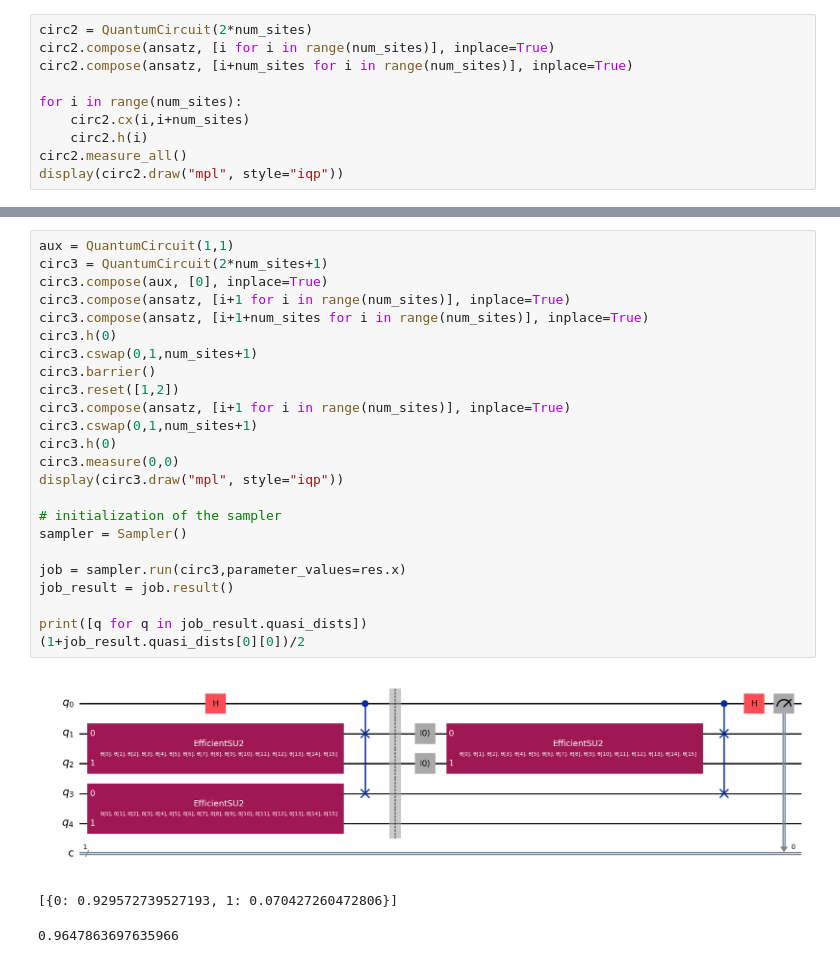
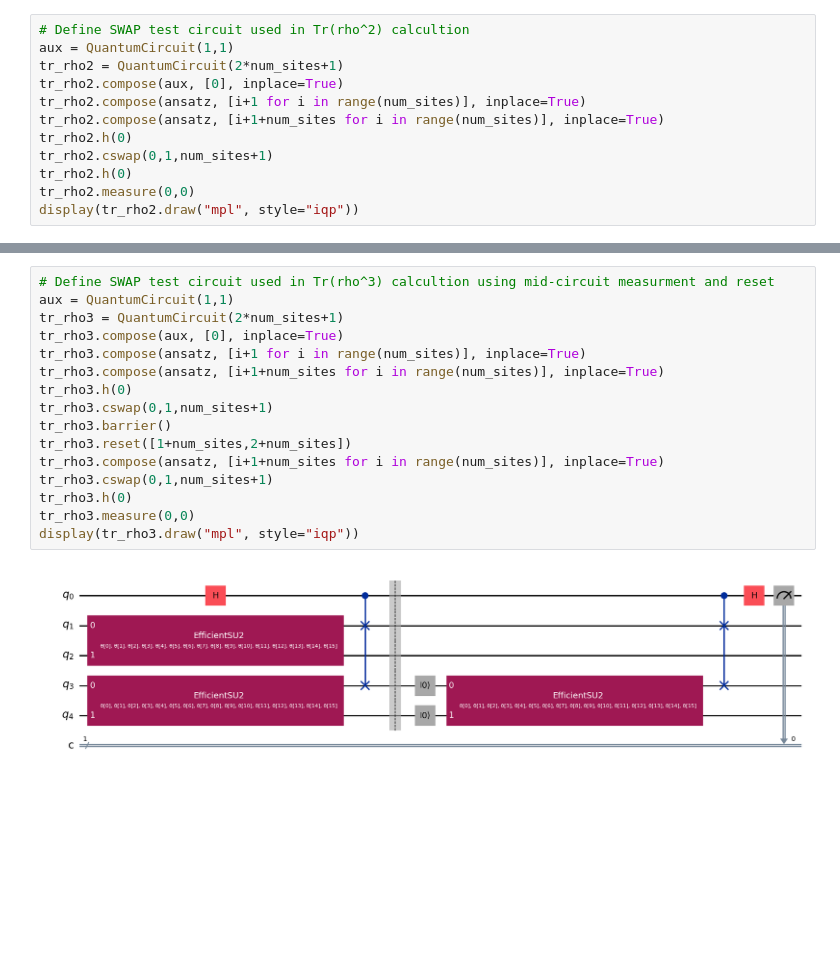
Before and after one commit to owaisishtiaqsiddiqui/QRISE, a Jupyter notebook: VariationQuatumGibbs.ipynb, the cells around one changed output, grey strips where cells are left out. Saved outputs shown, nothing was run; the diff lists cells and outputs as text; blank space fills up the shorter version.

```diff
--- a/VariationQuatumGibbs.ipynb
+++ b/VariationQuatumGibbs.ipynb
@@ -91,13 +84,15 @@ def build_callback(ansatz, circ2, circ3, hamiltonian, beta, estimator, sampler,
 
     return callback
 # %%
-circ2 = QuantumCircuit(2*num_sites)
-circ2.compose(ansatz, [i for i in range(num_sites)], inplace=True)
-circ2.compose(ansatz, [i+num_sites for i in range(num_sites)], inplace=True)
-
-for i in range(num_sites):
-    circ2.cx(i,i+num_sites)
-    circ2.h(i)
-circ2.measure_all()
-display(circ2.draw("mpl", style="iqp"))
+# Define SWAP test circuit used in Tr(rho^2) calcultion
+aux = QuantumCircuit(1,1)
+tr_rho2 = QuantumCircuit(2*num_sites+1)
+tr_rho2.compose(aux, [0], inplace=True)
+tr_rho2.compose(ansatz, [i+1 for i in range(num_sites)], inplace=True)
+tr_rho2.compose(ansatz, [i+1+num_sites for i in range(num_sites)], inplace=True)
+tr_rho2.h(0)
+tr_rho2.cswap(0,1,num_sites+1)
+tr_rho2.h(0)
+tr_rho2.measure(0,0)
+display(tr_rho2.draw("mpl", style="iqp"))
 # %% [output]
@@ -105,29 +100,19 @@ display(circ2.draw("mpl", style="iqp"))
 # %%
+# Define SWAP test circuit used in Tr(rho^3) calcultion using mid-circuit measurment and reset
 aux = QuantumCircuit(1,1)
-circ3 = QuantumCircuit(2*num_sites+1)
-circ3.compose(aux, [0], inplace=True)
-circ3.compose(ansatz, [i+1 for i in range(num_sites)], inplace=True)
-circ3.compose(ansatz, [i+1+num_sites for i in range(num_sites)], inplace=True)
-circ3.h(0)
-circ3.cswap(0,1,num_sites+1)
-circ3.barrier()
-circ3.reset([1,2])
-circ3.compose(ansatz, [i+1 for i in range(num_sites)], inplace=True)
-circ3.cswap(0,1,num_sites+1)
-circ3.h(0)
-circ3.measure(0,0)
-display(circ3.draw("mpl", style="iqp"))
-
-# initialization of the sampler
-sampler = Sampler()
-
-job = sampler.run(circ3,parameter_values=res.x)
-job_result = job.result()
-
-print([q for q in job_result.quasi_dists])
-(1+job_result.quasi_dists[0][0])/2
+tr_rho3 = QuantumCircuit(2*num_sites+1)
+tr_rho3.compose(aux, [0], inplace=True)
+tr_rho3.compose(ansatz, [i+1 for i in range(num_sites)], inplace=True)
+tr_rho3.compose(ansatz, [i+1+num_sites for i in range(num_sites)], inplace=True)
+tr_rho3.h(0)
+tr_rho3.cswap(0,1,num_sites+1)
+tr_rho3.barrier()
+tr_rho3.reset([1+num_sites,2+num_sites])
+tr_rho3.compose(ansatz, [i+1+num_sites for i in range(num_sites)], inplace=True)
+tr_rho3.cswap(0,1,num_sites+1)
+tr_rho3.h(0)
+tr_rho3.measure(0,0)
+display(tr_rho3.draw("mpl", style="iqp"))
 # %% [output]
-[figure, old version]
+[figure, new version]
-[{0: 0.929572739527193, 1: 0.070427260472806}]
-0.9647863697635966
 # %%
```
Also changed, not shown: parts of 7 cells of this notebook.
